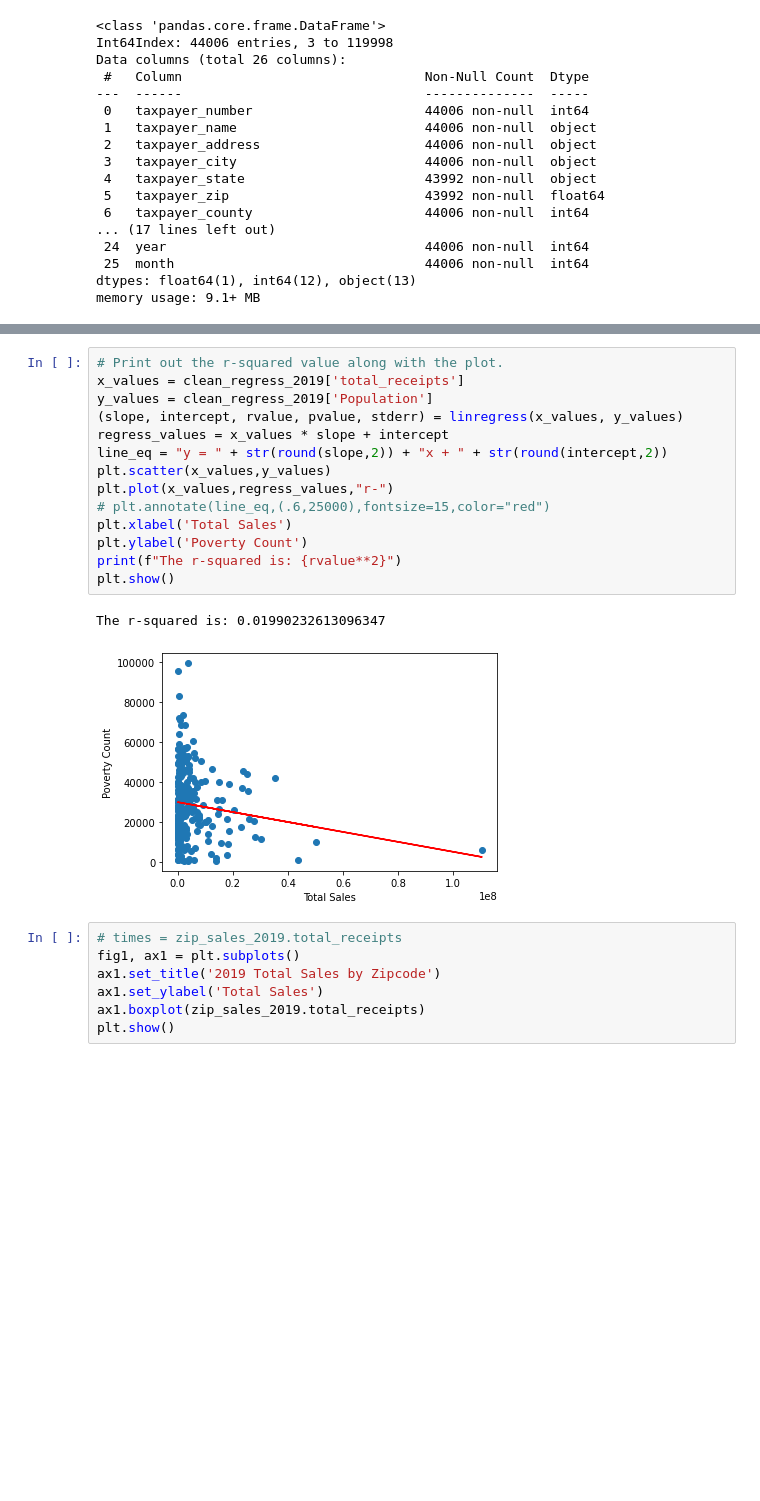
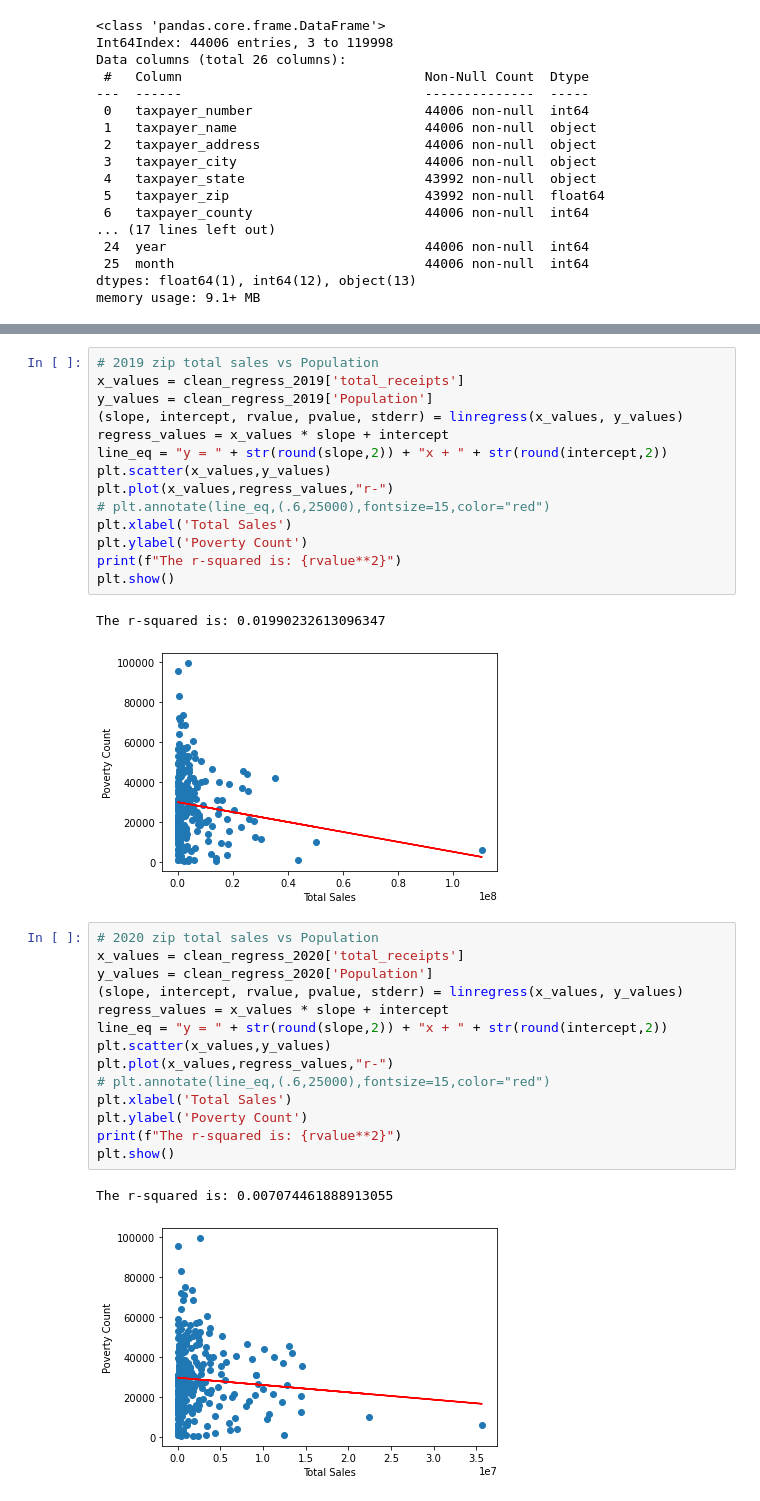
Before and after one commit to KelliDSmith/SMU_Project1_Group1, a Jupyter notebook: regression_kelli.ipynb, the cells around one changed output, grey strips where cells are left out. Drawn from its saved outputs; the diff is of its cells as text; blank space fills up the shorter version.

```diff
--- a/regression_kelli.ipynb
+++ b/regression_kelli.ipynb
@@ -156,5 +178,5 @@ The r-squared is: 0.02777616759410089
 # %%
-# Print out the r-squared value along with the plot.
+# 2019 zip total sales vs Population
 x_values = clean_regress_2019['total_receipts']
 y_values = clean_regress_2019['Population']
 (slope, intercept, rvalue, pvalue, stderr) = linregress(x_values, y_values)
@@ -170,10 +192,20 @@ plt.show()
 # %% [output]
 The r-squared is: 0.01990232613096347
 [figure]
-# %%
-# times = zip_sales_2019.total_receipts
-fig1, ax1 = plt.subplots()
-ax1.set_title('2019 Total Sales by Zipcode')
-ax1.set_ylabel('Total Sales')
-ax1.boxplot(zip_sales_2019.total_receipts)
-plt.show()
+# %%
+# 2020 zip total sales vs Population
+x_values = clean_regress_2020['total_receipts']
+y_values = clean_regress_2020['Population']
+(slope, intercept, rvalue, pvalue, stderr) = linregress(x_values, y_values)
+regress_values = x_values * slope + intercept
+line_eq = "y = " + str(round(slope,2)) + "x + " + str(round(intercept,2))
+plt.scatter(x_values,y_values)
+plt.plot(x_values,regress_values,"r-")
+# plt.annotate(line_eq,(.6,25000),fontsize=15,color="red")
+plt.xlabel('Total Sales')
+plt.ylabel('Poverty Count')
+print(f"The r-squared is: {rvalue**2}")
+plt.show()
+# %% [output]
+The r-squared is: 0.007074461888913055
+[figure, added]
```
Also changed, not shown: parts of 12 cells of this notebook.
